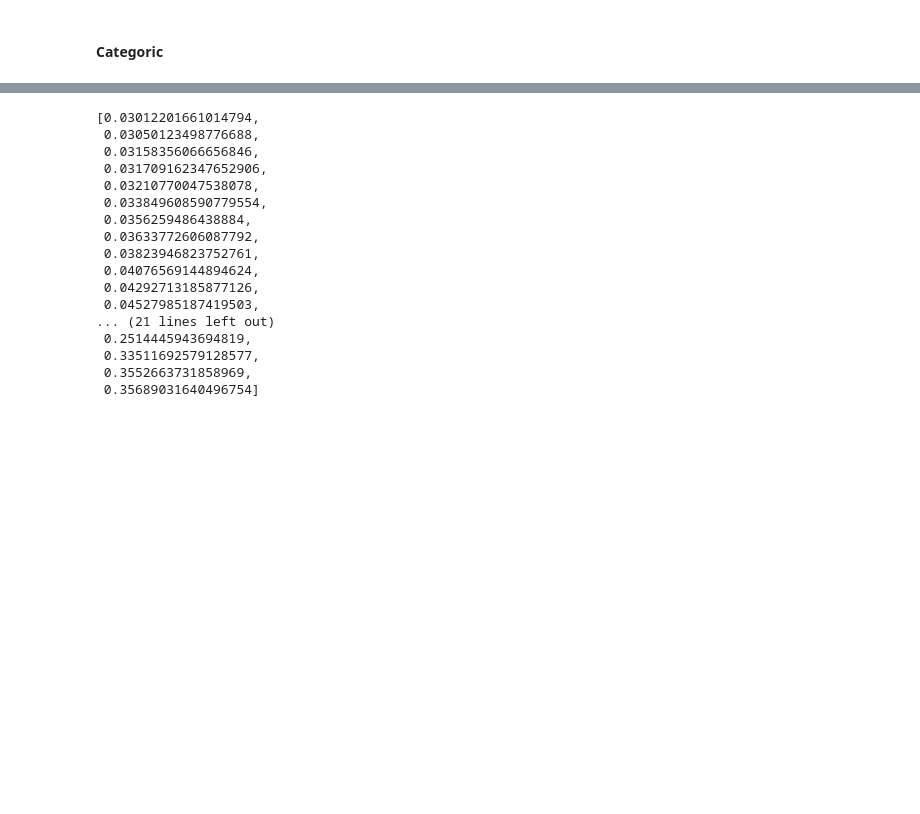
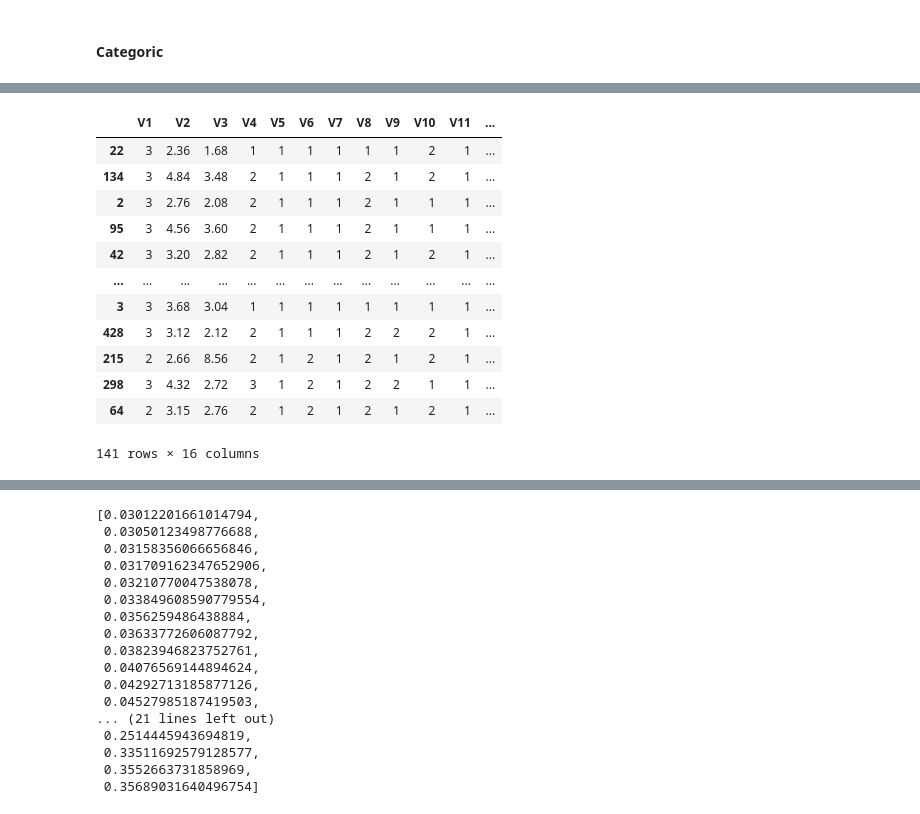
Before and after one commit to SharmaRupali/jenga, a Jupyter notebook: experimental_setups/experimental_setup_revise_ind_od_imp.ipynb, the cells around one changed output, grey strips where cells are left out. Cells and saved outputs as stored; diff of their text form; code cells hidden in the pictures; blank space fills up the shorter version.

```diff
--- a/experimental_setups/experimental_setup_revise_ind_od_imp.ipynb
+++ b/experimental_setups/experimental_setup_revise_ind_od_imp.ipynb
@@ -1084,3 +1136,19 @@ Classifier for col: V11 reached 0.9392091648189209
+# %%
+test_data
+# %% [output]
+|  | V1 | V2 | V3 | V4 | V5 | V6 | V7 | V8 | V9 | V10 | V11 | ... |
+| 22 | 3 | 2.36 | 1.68 | 1 | 1 | 1 | 1 | 1 | 1 | 2 | 1 | ... |
+| 134 | 3 | 4.84 | 3.48 | 2 | 1 | 1 | 1 | 2 | 1 | 2 | 1 | ... |
+| 2 | 3 | 2.76 | 2.08 | 2 | 1 | 1 | 1 | 2 | 1 | 1 | 1 | ... |
+| 95 | 3 | 4.56 | 3.60 | 2 | 1 | 1 | 1 | 2 | 1 | 1 | 1 | ... |
+| 42 | 3 | 3.20 | 2.82 | 2 | 1 | 1 | 1 | 2 | 1 | 2 | 1 | ... |
+| ... | ... | ... | ... | ... | ... | ... | ... | ... | ... | ... | ... | ... |
+| 3 | 3 | 3.68 | 3.04 | 1 | 1 | 1 | 1 | 1 | 1 | 1 | 1 | ... |
+| 428 | 3 | 3.12 | 2.12 | 2 | 1 | 1 | 1 | 2 | 2 | 2 | 1 | ... |
+| 215 | 2 | 2.66 | 8.56 | 2 | 1 | 2 | 1 | 2 | 1 | 2 | 1 | ... |
+| 298 | 3 | 4.32 | 2.72 | 3 | 1 | 2 | 1 | 2 | 2 | 1 | 1 | ... |
+| 64 | 2 | 3.15 | 2.76 | 2 | 1 | 2 | 1 | 2 | 1 | 2 | 1 | ... |
+141 rows × 16 columns
 # %%
 ## precision-recall curves for finding the likelihood thresholds for minimal precision
 predictors[col].thresholds = {}
```
Also changed, not shown: parts of 19 cells of this notebook, 4 other files.
